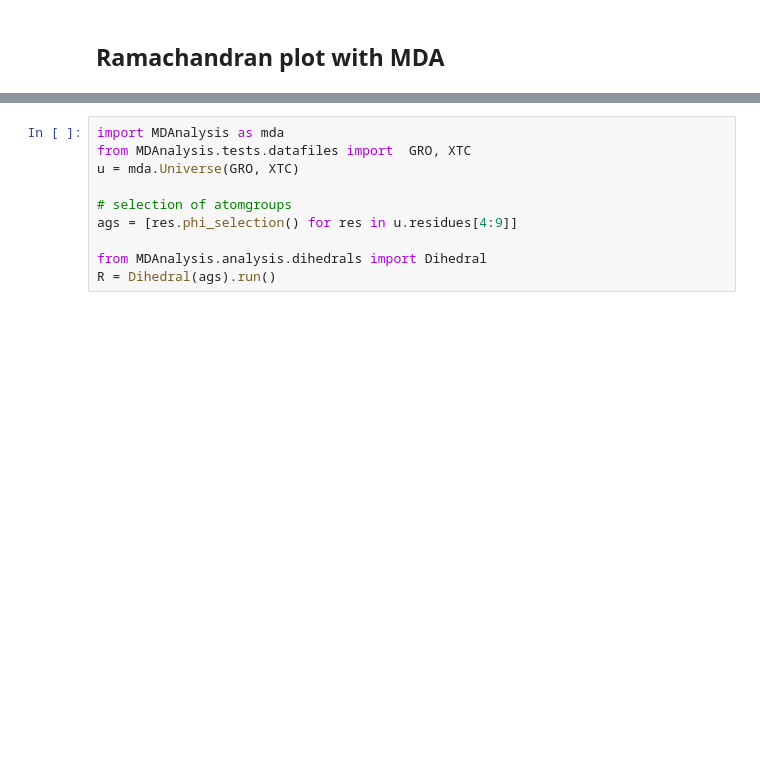
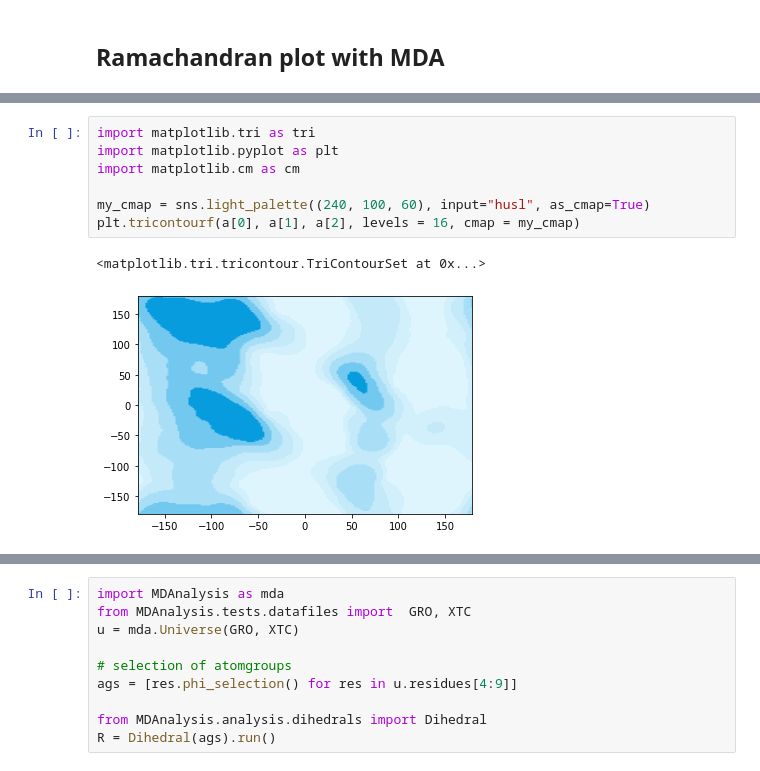
Before and after one commit to jRicciL/MD_namd_python, a Jupyter notebook: Ramachandran_plot_and_DSSP.ipynb, the cells around one changed output, grey strips where cells are left out. Drawn from its saved outputs; the diff is of its cells as text; blank space fills up the shorter version.

```diff
--- a/Ramachandran_plot_and_DSSP.ipynb
+++ b/Ramachandran_plot_and_DSSP.ipynb
@@ -29,0 +106,10 @@ full_traj
+# %%
+import matplotlib.tri as tri
+import matplotlib.pyplot as plt
+import matplotlib.cm as cm
+
+my_cmap = sns.light_palette((240, 100, 60), input="husl", as_cmap=True)
+plt.tricontourf(a[0], a[1], a[2], levels = 16, cmap = my_cmap)
+# %% [output]
+<matplotlib.tri.tricontour.TriContourSet at 0x...>
+[figure, added]
```
Also changed, not shown: parts of 21 cells of this notebook.
